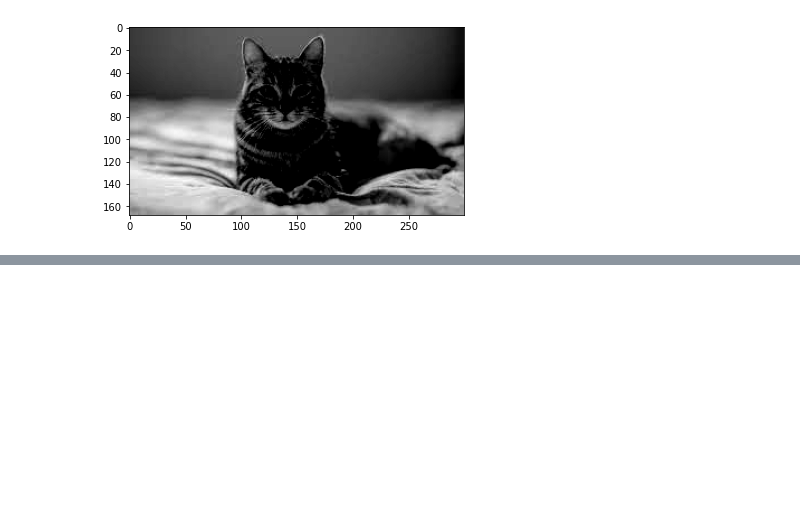
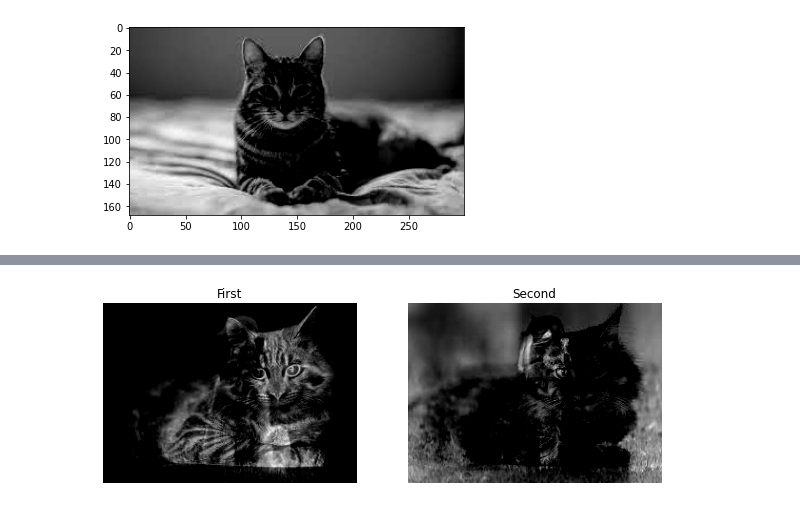
Before and after one commit to seif7666/OpenCV-Sessions, a Jupyter notebook: Session1/Session1.ipynb, the cells around one changed output, grey strips where cells are left out. Saved outputs shown, nothing was run; the diff lists cells and outputs as text; code cells hidden in the pictures; blank space fills up the shorter version.

```diff
--- a/Session1/Session1.ipynb
+++ b/Session1/Session1.ipynb
@@ -205,0 +244,10 @@ New point is (179, 76)
+# %%
+new_image1= dog_resize.astype(int) - cat2.astype(int)
+new_image1[new_image1<0]= 0
+
+new_image2= cat2.astype(int)- dog_resize.astype(int)
+new_image2[new_image2<0]= 0
+
+display2Images(new_image1,new_image2)
+# %% [output]
+[figure, added]
```
Also changed, not shown: parts of 20 cells of this notebook, 8 other files.
